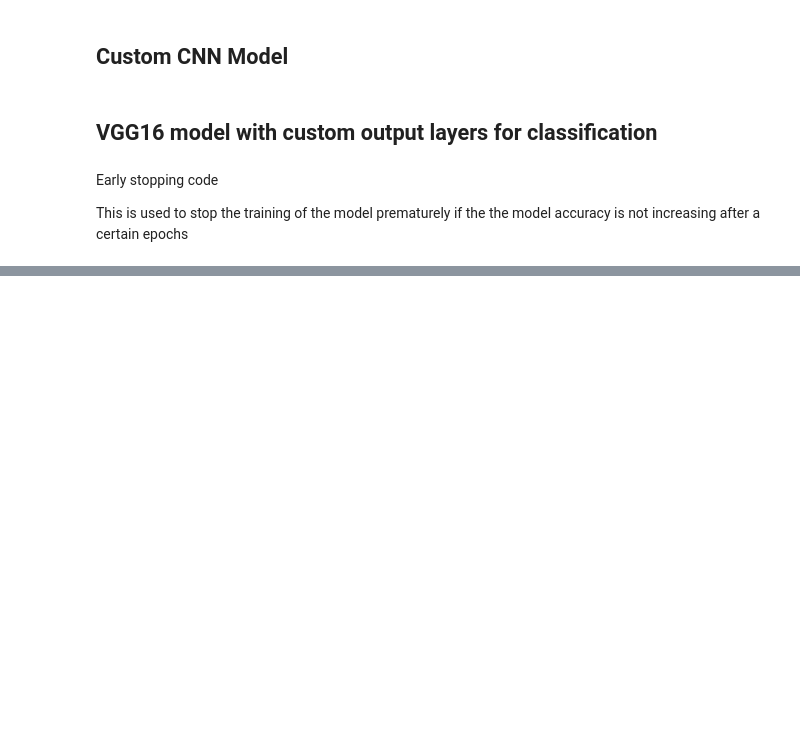
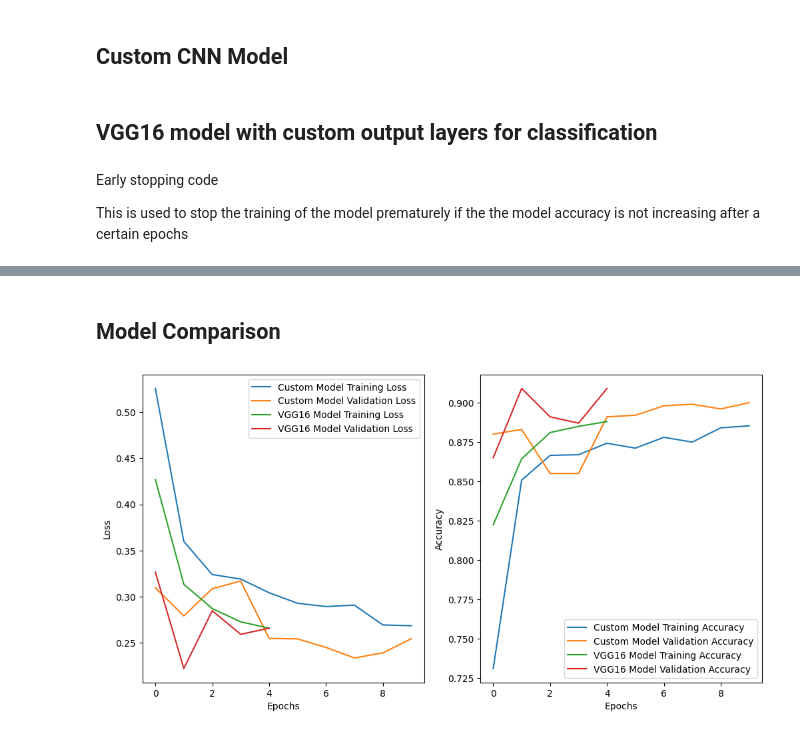
Before and after one commit to Suhas-S63/Deep_Learning_Lab, a Jupyter notebook: DL_Lab_6.ipynb, the cells around one changed output, grey strips where cells are left out. Saved outputs shown, nothing was run; the diff lists cells and outputs as text; code cells hidden in the pictures; blank space fills up the shorter version.

```diff
--- a/DL_Lab_6.ipynb
+++ b/DL_Lab_6.ipynb
@@ -170,0 +235,25 @@ vgg_history = vgg_model_new_top.fit_generator(train_generator,
+# %% [markdown]
+## Model Comparison
+# %%
+# loss and accuracy curves during training
+plt.figure(figsize=(12, 6))
+plt.subplot(1, 2, 1)
+plt.plot(custom_history.history['loss'], label='Custom Model Training Loss')
+plt.plot(custom_history.history['val_loss'], label='Custom Model Validation Loss')
+plt.plot(vgg_history.history['loss'], label='VGG16 Model Training Loss')
+plt.plot(vgg_history.history['val_loss'], label='VGG16 Model Validation Loss')
+plt.xlabel('Epochs')
+plt.ylabel('Loss')
+plt.legend()
+
+plt.subplot(1, 2, 2)
+plt.plot(custom_history.history['accuracy'], label='Custom Model Training Accuracy')
+plt.plot(custom_history.history['val_accuracy'], label='Custom Model Validation Accuracy')
+plt.plot(vgg_history.history['accuracy'], label='VGG16 Model Training Accuracy')
+plt.plot(vgg_history.history['val_accuracy'], label='VGG16 Model Validation Accuracy')
+plt.xlabel('Epochs')
+plt.ylabel('Accuracy')
+plt.legend()
+plt.show()
+# %% [output]
+[figure, added]
```
Also changed, not shown: parts of 5 cells of this notebook.
